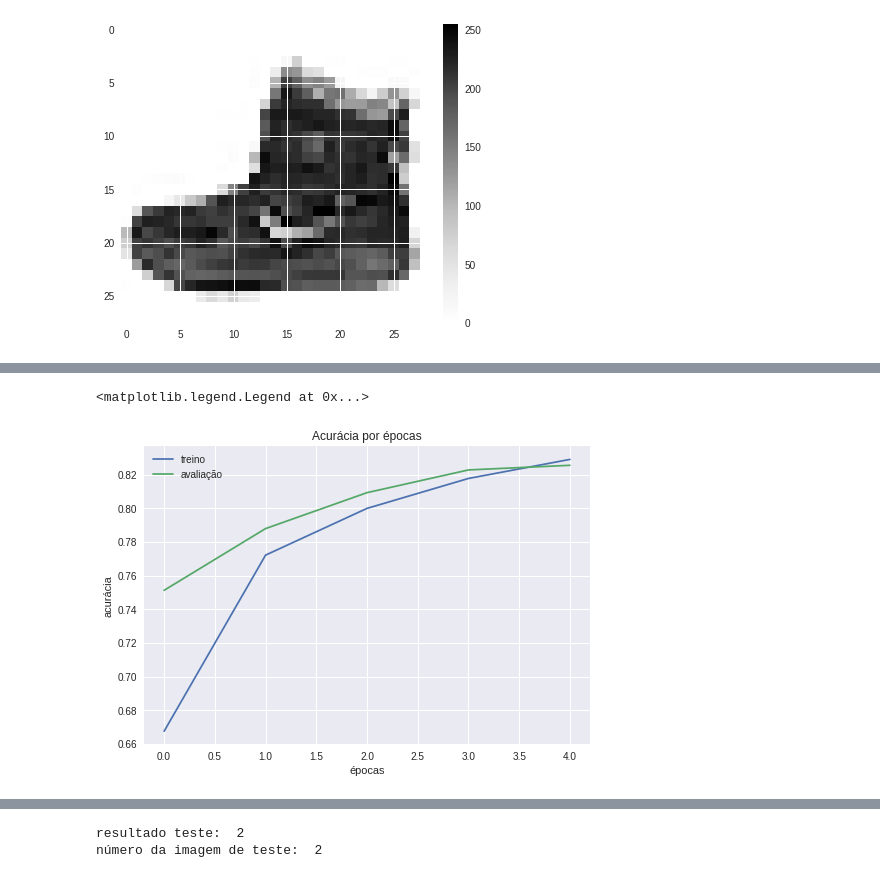
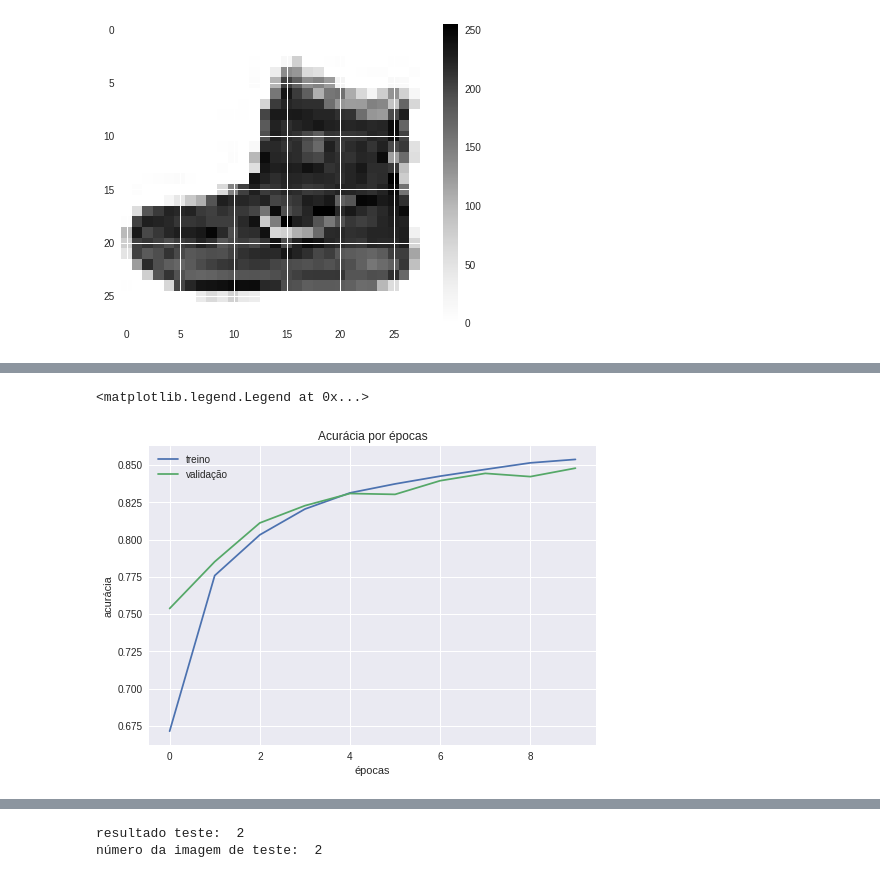
Before and after one commit to alshashiguchi/deeplearning, a Jupyter notebook: Classificacao_imagem.ipynb, the cells around one changed output, grey strips where cells are left out. Drawn from its saved outputs; the diff is of its cells as text; code cells hidden in the pictures.

```diff
--- a/Classificacao_imagem.ipynb
+++ b/Classificacao_imagem.ipynb
@@ -64,7 +64,7 @@ modelo.compile(optimizer='adam',
 
 historico = modelo.fit(imagens_treino,
                        identificacoes_treino,
-                       epochs=5,
+                       epochs=10,
                        validation_split=0.2)
 # %% [output]
 Train on 48000 samples, validate on 12000 samples
@@ -81,10 +87,10 @@ Epoch 5/5
 # %%
 plt.plot(historico.history['acc'])
 plt.plot(historico.history['val_acc'])
 plt.title('Acurácia por épocas')
 plt.xlabel('épocas')
 plt.ylabel('acurácia')
-plt.legend(['treino', 'avaliação'])
+plt.legend(['treino', 'validação'])
 # %% [output]
 <matplotlib.legend.Legend at 0x...>
-[figure, old version]
+[figure, new version]
```
Also changed, not shown: parts of 3 cells of this notebook.
